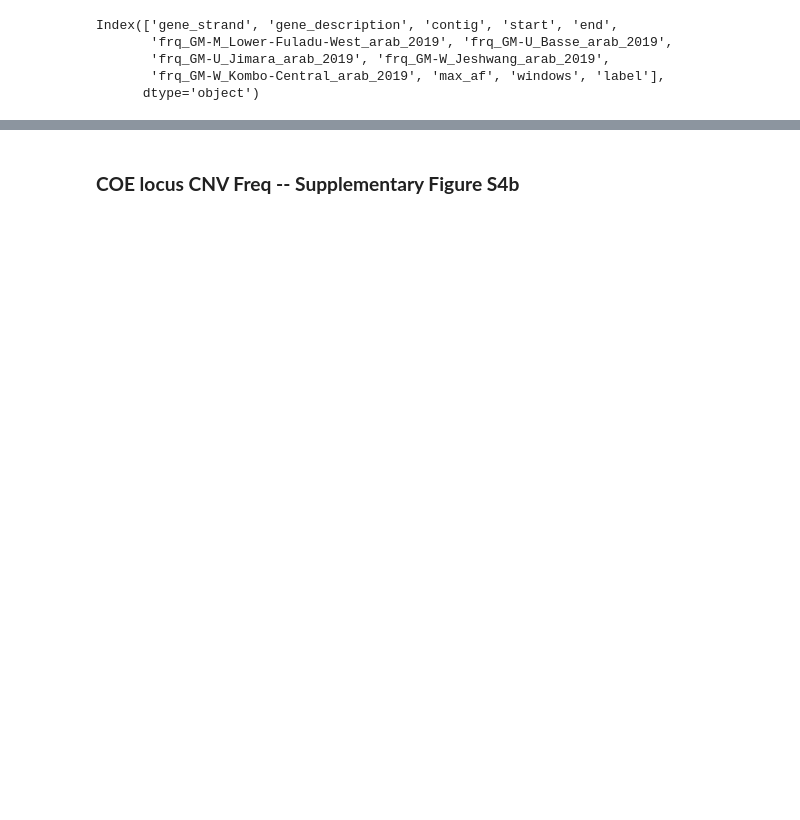
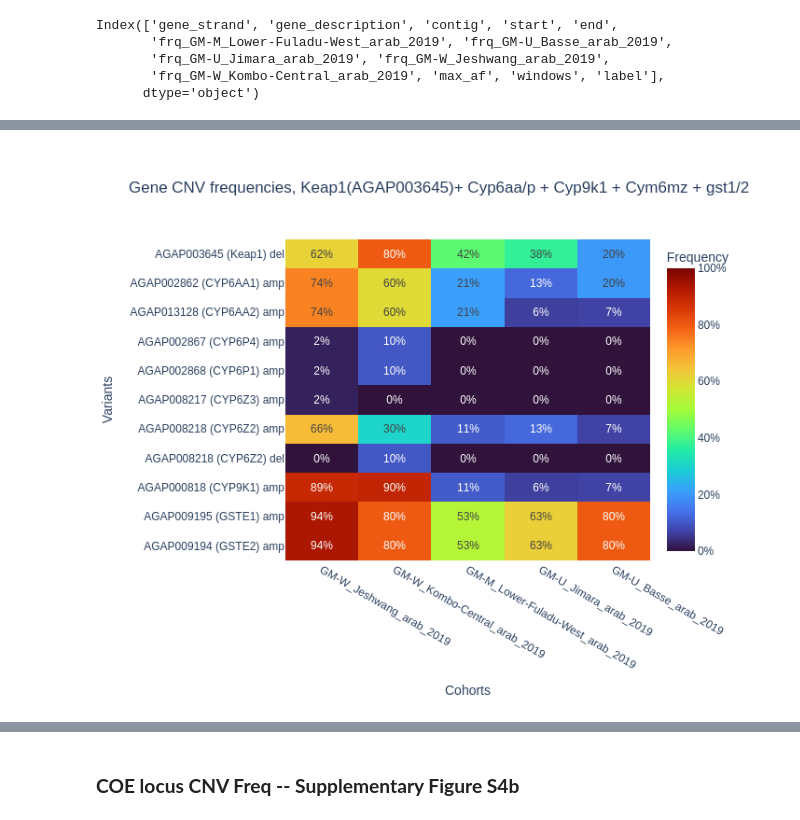
Before and after one commit to JaneNjeri/divergent-genetic-insecticide-resistance-in-gambian-malaria-vector, a Jupyter notebook: notebooks/Fig4a_4b_Metabolic_resistance_CNVs_Freq.ipynb, the cells around one changed output, grey strips where cells are left out. Drawn from its saved outputs; the diff is of its cells as text; code cells hidden in the pictures; blank space fills up the shorter version.

```diff
--- a/notebooks/Fig4a_4b_Metabolic_resistance_CNVs_Freq.ipynb
+++ b/notebooks/Fig4a_4b_Metabolic_resistance_CNVs_Freq.ipynb
@@ -197,7 +198,9 @@ ag3.plot_frequencies_heatmap(
 # %%
-ag3.plot_frequencies_heatmap(
+fig = ag3.plot_frequencies_heatmap(
     df_cyp_keap_gste_cnv_freq.query("max_af >= 0.00")[["label"] + [f"frq_{c}" for c in arab_cnv_cohorts_admin2_year]],
     height=600, width=700, color_continuous_scale = "turbo",
     title="Gene CNV frequencies, Keap1(AGAP003645)+ Cyp6aa/p + Cyp9k1 + Cym6mz + gst1/2",
+    show=False
 )
+fig.show(renderer="png")
 # %% [output]
@@ -206,3 +207,4 @@ ag3.plot_frequencies_heatmap(
+[figure, added]
 # %%
 ##################Supplementary Figure S4a ##################
 
```
Also changed, not shown: parts of 4 cells of this notebook.
